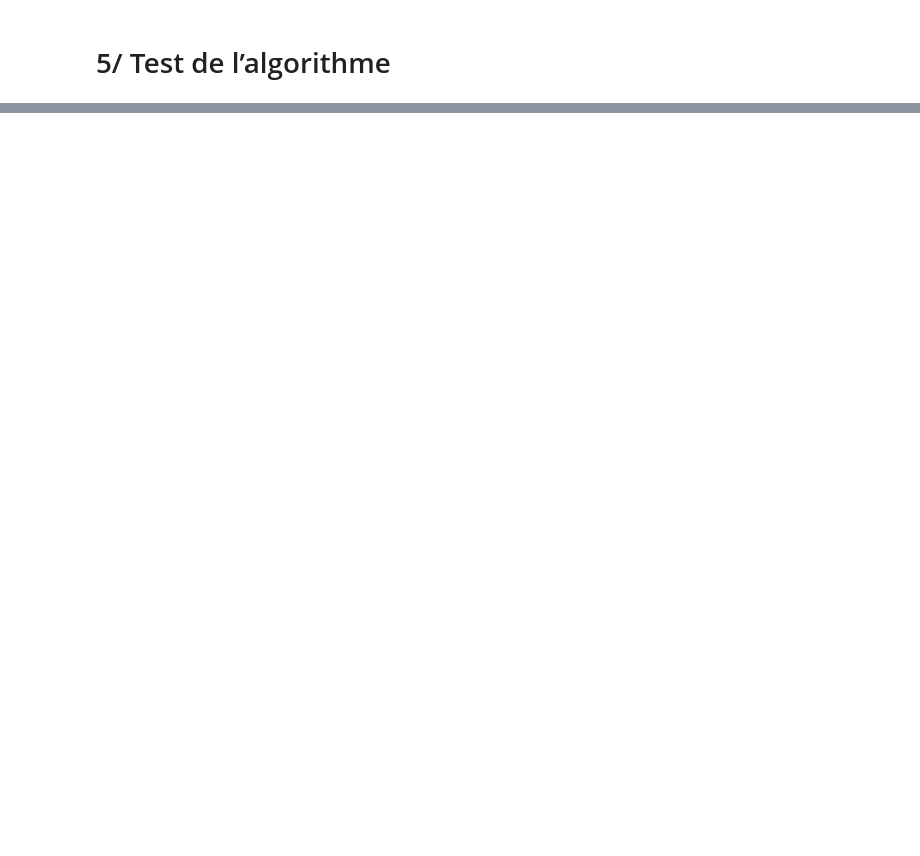
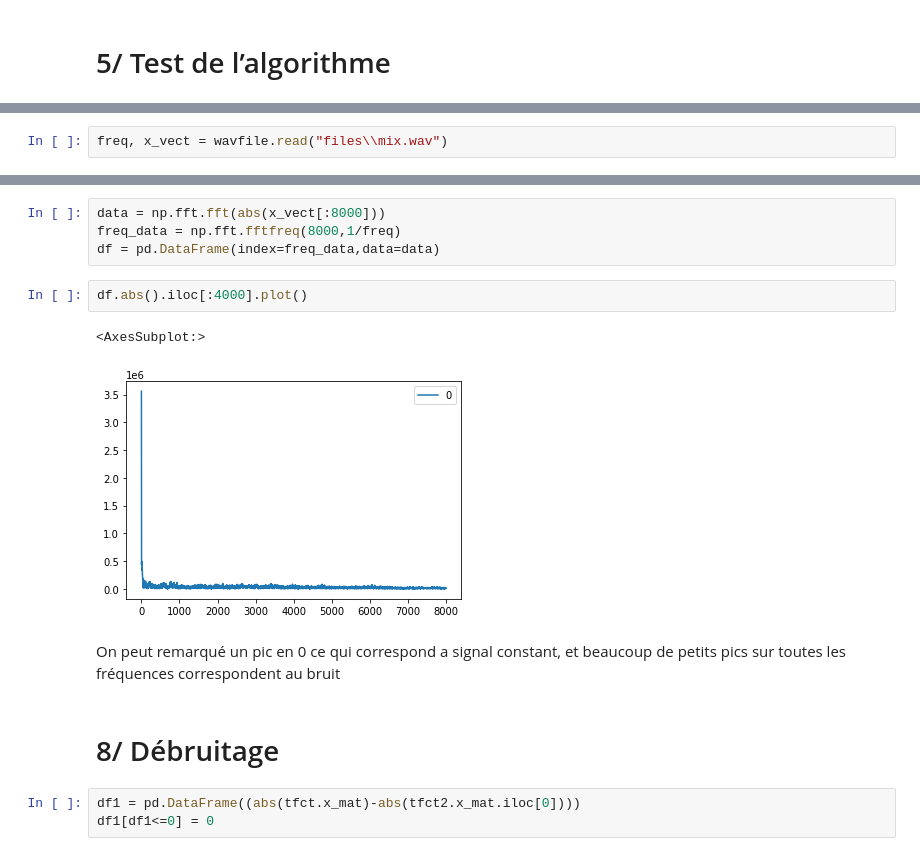
Before and after one commit to lepitinox/TP_audio, a Jupyter notebook: TP3/tp3.ipynb, the cells around one changed output, grey strips where cells are left out. Cells and saved outputs as stored; diff of their text form; blank space fills up the shorter version.

```diff
--- a/TP3/tp3.ipynb
+++ b/TP3/tp3.ipynb
@@ -72,0 +65,2 @@ array([[0.+0.j, 0.+0.j, 0.+0.j, ..., 0.+0.j, 0.+0.j, 0.+0.j],
+# %%
+freq, x_vect = wavfile.read("files\\mix.wav")
@@ -72,0 +98,16 @@ array([[0.+0.j, 0.+0.j, 0.+0.j, ..., 0.+0.j, 0.+0.j, 0.+0.j],
+# %%
+data = np.fft.fft(abs(x_vect[:8000]))
+freq_data = np.fft.fftfreq(8000,1/freq)
+df = pd.DataFrame(index=freq_data,data=data)
+# %%
+df.abs().iloc[:4000].plot()
+# %% [output]
+<AxesSubplot:>
+[figure, added]
+# %% [markdown]
+On peut remarqué un pic en 0 ce qui correspond a signal constant, et beaucoup de petits pics sur toutes les fréquences correspondent au bruit
+# %% [markdown]
+# 8/ Débruitage
+# %%
+df1 = pd.DataFrame((abs(tfct.x_mat)-abs(tfct2.x_mat.iloc[0])))
+df1[df1<=0] = 0
```
Also changed, not shown: parts of 22 cells of this notebook, 1 other file.
